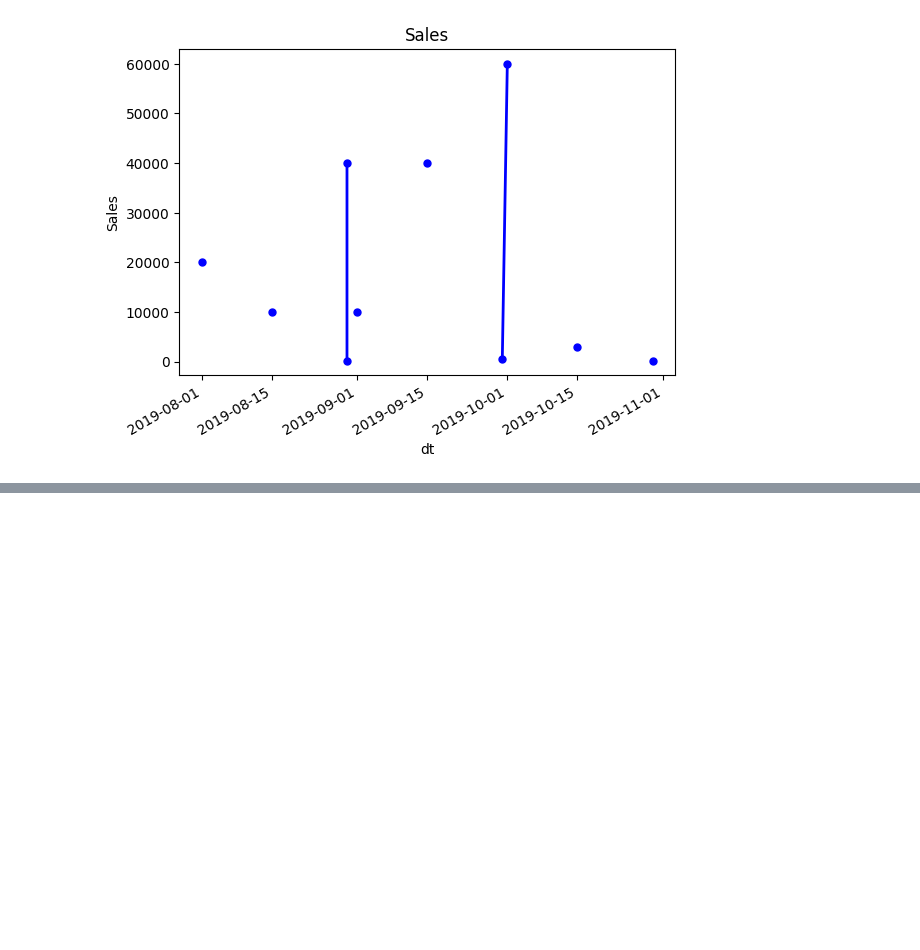
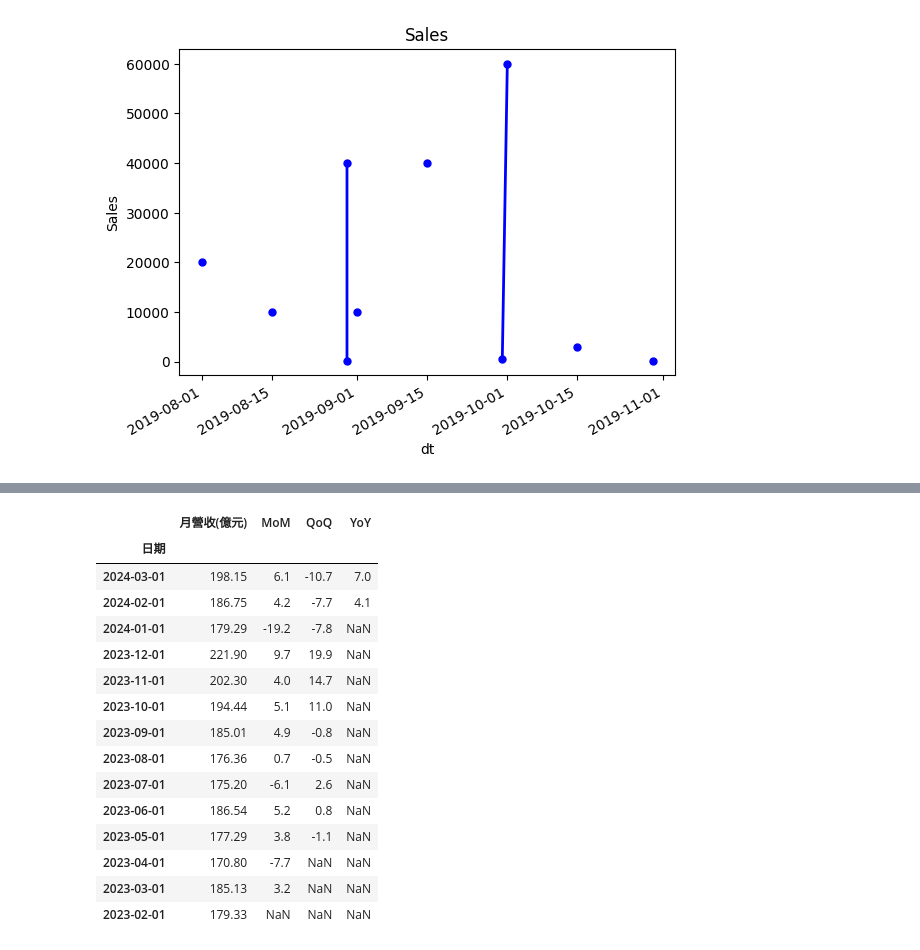
Before and after one commit to Zenobia000/iSpan_python-DA-cookbooks, a Jupyter notebook: pandas/1-5-2 Pandas DataFrame 基礎資料處理-時間序列.ipynb, the cells around one changed output, grey strips where cells are left out. Saved outputs shown, nothing was run; the diff lists cells and outputs as text; code cells hidden in the pictures; blank space fills up the shorter version.

```diff
--- a/pandas/1-5-2 Pandas DataFrame 基礎資料處理-時間序列.ipynb
+++ b/pandas/1-5-2 Pandas DataFrame 基礎資料處理-時間序列.ipynb
@@ -1253,0 +1338,32 @@ df
+# %%
+# Calculate MoM (Month-over-Month) and YoY (Year-over-Year) growth rates
+df['MoM'] = df['月營收(億元)'].pct_change(periods=-1).multiply(100).round(1)
+df['QoQ'] = df['月營收(億元)'].pct_change(periods=-3).multiply(100).round(1)
+# df['YoY'] = df['月營收(億元)'].pct_change(periods=-12).multiply(100).round(1)
+df['YoY'] = df['月營收(億元)'].pct_change(periods=-12).multiply(100).round(1)
+
+
+# Convert '日期' to datetime and sort the DataFrame by date
+df['日期'] = pd.to_datetime(df['日期'], format='%Y/%m')
+
+# Reformat the table with MoM and YoY
+table = df.set_index('日期')[['月營收(億元)', 'MoM', 'QoQ','YoY']]
+
+table
+# %% [output]
+|  | 月營收(億元) | MoM | QoQ | YoY |
+| 日期 |  |  |  |  |
+| 2024-03-01 | 198.15 | 6.1 | -10.7 | 7.0 |
+| 2024-02-01 | 186.75 | 4.2 | -7.7 | 4.1 |
+| 2024-01-01 | 179.29 | -19.2 | -7.8 | NaN |
+| 2023-12-01 | 221.90 | 9.7 | 19.9 | NaN |
+| 2023-11-01 | 202.30 | 4.0 | 14.7 | NaN |
+| 2023-10-01 | 194.44 | 5.1 | 11.0 | NaN |
+| 2023-09-01 | 185.01 | 4.9 | -0.8 | NaN |
+| 2023-08-01 | 176.36 | 0.7 | -0.5 | NaN |
+| 2023-07-01 | 175.20 | -6.1 | 2.6 | NaN |
+| 2023-06-01 | 186.54 | 5.2 | 0.8 | NaN |
+| 2023-05-01 | 177.29 | 3.8 | -1.1 | NaN |
+| 2023-04-01 | 170.80 | -7.7 | NaN | NaN |
+| 2023-03-01 | 185.13 | 3.2 | NaN | NaN |
+| 2023-02-01 | 179.33 | NaN | NaN | NaN |
```
Also changed, not shown: parts of 22 cells of this notebook, 6 other files.
